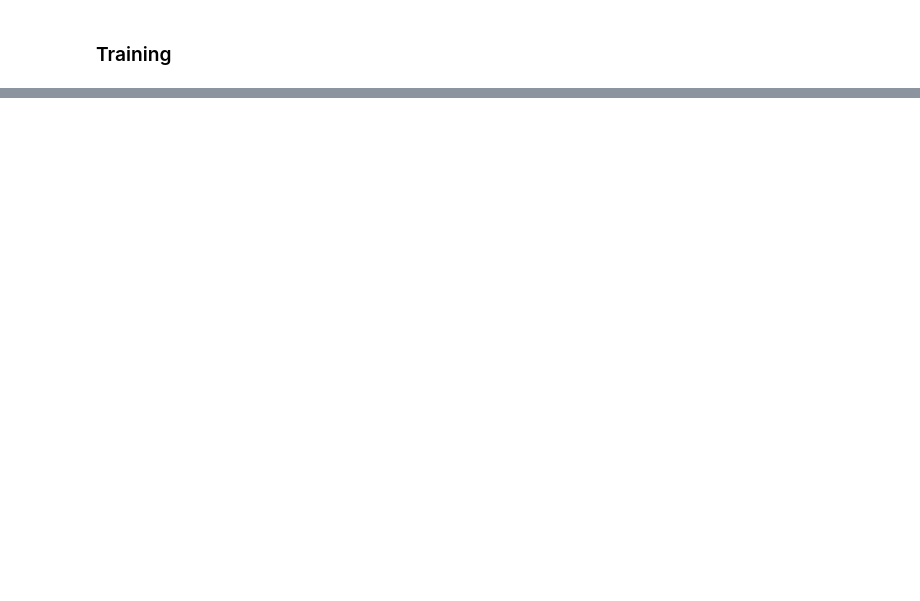
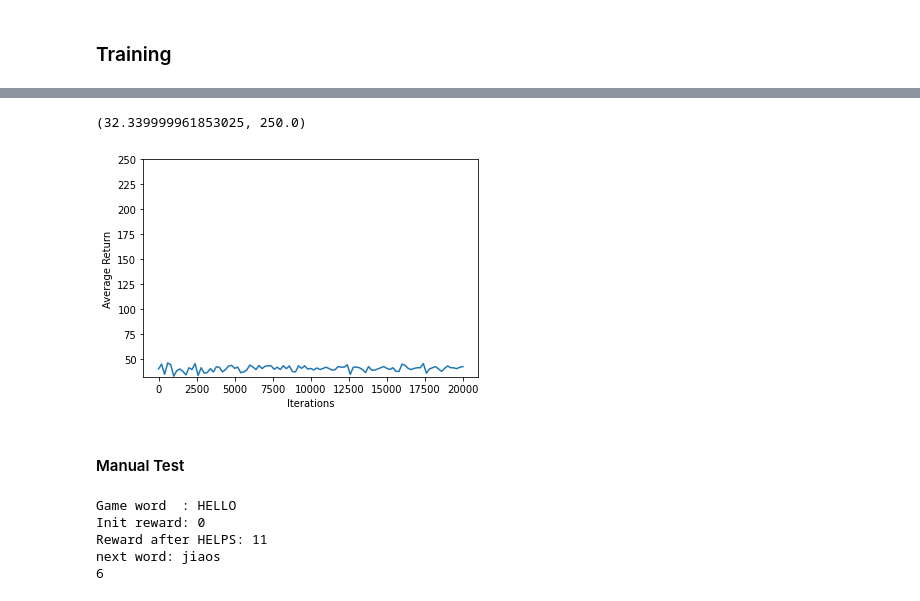
Before and after one commit to calpoly-csai/wordle-ai, a Jupyter notebook: WordleAI_Test.ipynb, the cells around one changed output, grey strips where cells are left out. Saved outputs shown, nothing was run; the diff lists cells and outputs as text; code cells hidden in the pictures; blank space fills up the shorter version.

```diff
--- a/WordleAI_Test.ipynb
+++ b/WordleAI_Test.ipynb
@@ -357,0 +574,28 @@ ArraySpec(shape=(), dtype=dtype('float32'), name='reward')
+# %%
+table_name = 'uniform_table'
+replay_buffer_signature = tensor_spec.from_spec(agent.collect_data_spec)
+replay_buffer_signature = tensor_spec.add_outer_dim(replay_buffer_signature)
+
+table = reverb.Table(
+    table_name,
+    max_size = replay_buffer_max_length,
+    sampler = reverb.selectors.Uniform(),
+    remover = reverb.selectors.Fifo(),
+    rate_limiter = reverb.rate_limiters.MinSize(1),
+    signature = replay_buffer_signature
+)
+
+reverb_server = reverb.Server([table])
+
+replay_buffer = reverb_replay_buffer.ReverbReplayBuffer(
+    agent.collect_data_spec,
+    table_name = table_name,
+    sequence_length = 2,
+    local_server = reverb_server
+)
+
+rb_observer = reverb_utils.ReverbAddTrajectoryObserver(
+    replay_buffer.py_client,
+    table_name,
+    sequence_length=2
+)
@@ -357,0 +614,11 @@ ArraySpec(shape=(), dtype=dtype('float32'), name='reward')
+# %%
+dataset = replay_buffer.as_dataset(
+    num_parallel_calls = 3,
+    sample_batch_size = batch_size,
+    num_steps = 2
+).prefetch(3)
+
+dataset
+# %%
+iterator = iter(dataset)
+print(iterator)
@@ -357,0 +701,40 @@ ArraySpec(shape=(), dtype=dtype('float32'), name='reward')
+# %%
+iterations = range(0, num_iterations + 1, eval_interval)
+plt.plot(iterations, returns)
+plt.ylabel('Average Return')
+plt.xlabel('Iterations')
+plt.ylim(top=250)
+# %% [output]
+(32.339999961853025, 250.0)
+[figure, added]
+# %% [markdown]
+#### Manual Test
+# %%
+custom_env = WordleEnvironment()
+custom_env.game = WordleGame("HELLO");
+
+print("Game word  : HELLO")
+print("Init reward:", get_reward(custom_env.game))
+
+# 2693 = HELPS
+helps = custom_env.step(np.array([2693], dtype=np.int32));
+
+print("Reward after HELPS:", get_reward(custom_env.game))
+
+
+next_number = np.array(agent.policy.action(time2).action)[0]
+next_word = find_word[next_number]
+# next_word = 'hello'
+# next_number = find_num[next_word]
+print("next word:", next_word)
+
+
+helps = custom_env.step(np.array([next_number], dtype=np.int32));
+
+print(get_reward(custom_env.game))
+# %% [output]
+Game word  : HELLO
+Init reward: 0
+Reward after HELPS: 11
+next word: jiaos
+6
```
Also changed, not shown: parts of 39 cells of this notebook.
